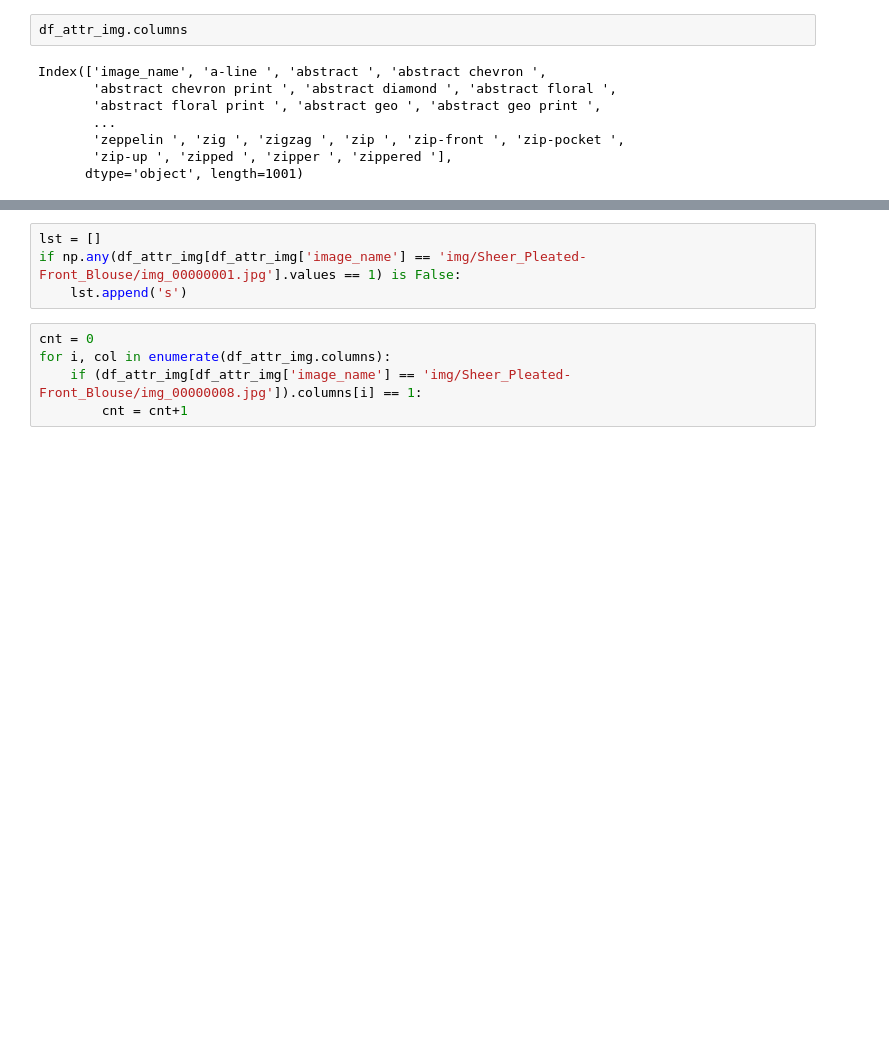
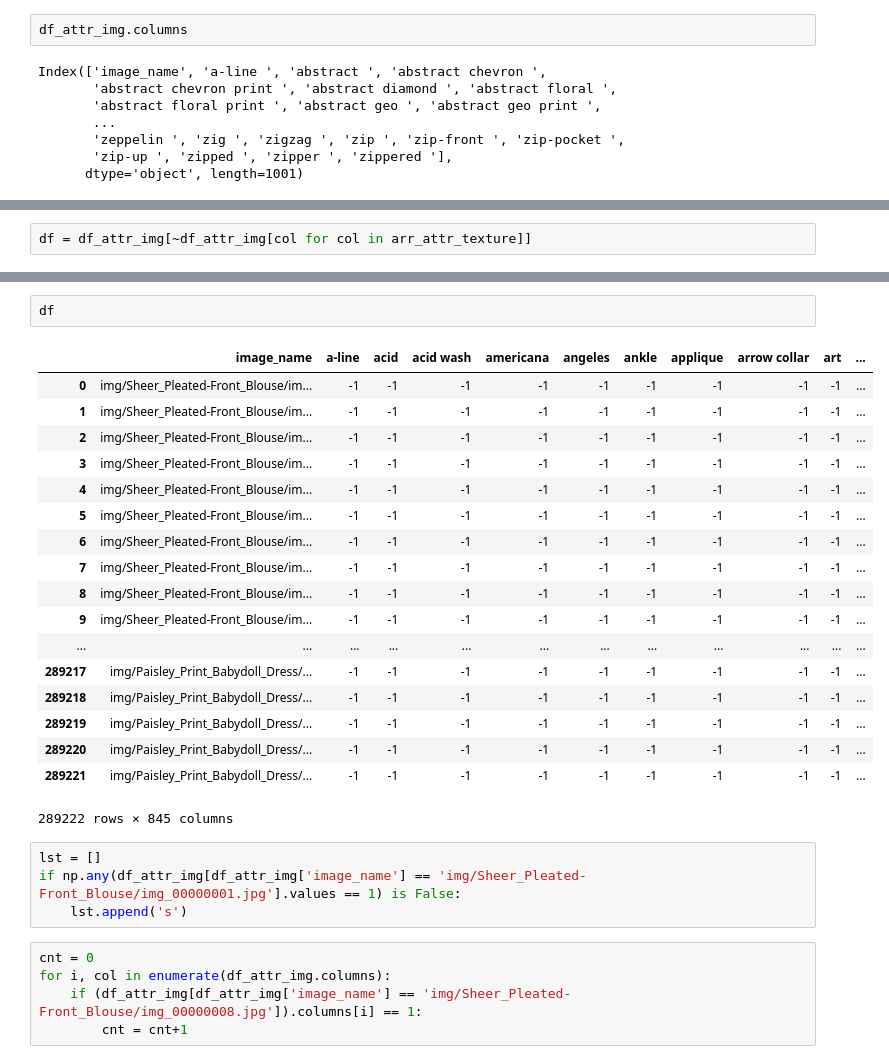
Before and after one commit to starsuzi/deep-fashion, a Jupyter notebook: make_csv.ipynb, the cells around one changed output, grey strips where cells are left out. Saved outputs shown, nothing was run; the diff lists cells and outputs as text; blank space fills up the shorter version.

```diff
--- a/make_csv.ipynb
+++ b/make_csv.ipynb
@@ -222,0 +227,2 @@ Index(['image_name', 'a-line ', 'abstract ', 'abstract chevron ',
+# %%
+df = df_attr_img[~df_attr_img[col for col in arr_attr_texture]]
@@ -223,3 +231,24 @@ Index(['image_name', 'a-line ', 'abstract ', 'abstract chevron ',
+# %%
+df
+# %% [output]
+|  | image_name | a-line | acid | acid wash | americana | angeles | ankle | applique | arrow collar | art | ... |
+| 0 | img/Sheer_Pleated-Front_Blouse/im... | -1 | -1 | -1 | -1 | -1 | -1 | -1 | -1 | -1 | ... |
+| 1 | img/Sheer_Pleated-Front_Blouse/im... | -1 | -1 | -1 | -1 | -1 | -1 | -1 | -1 | -1 | ... |
+| 2 | img/Sheer_Pleated-Front_Blouse/im... | -1 | -1 | -1 | -1 | -1 | -1 | -1 | -1 | -1 | ... |
+| 3 | img/Sheer_Pleated-Front_Blouse/im... | -1 | -1 | -1 | -1 | -1 | -1 | -1 | -1 | -1 | ... |
+| 4 | img/Sheer_Pleated-Front_Blouse/im... | -1 | -1 | -1 | -1 | -1 | -1 | -1 | -1 | -1 | ... |
+| 5 | img/Sheer_Pleated-Front_Blouse/im... | -1 | -1 | -1 | -1 | -1 | -1 | -1 | -1 | -1 | ... |
+| 6 | img/Sheer_Pleated-Front_Blouse/im... | -1 | -1 | -1 | -1 | -1 | -1 | -1 | -1 | -1 | ... |
+| 7 | img/Sheer_Pleated-Front_Blouse/im... | -1 | -1 | -1 | -1 | -1 | -1 | -1 | -1 | -1 | ... |
+| 8 | img/Sheer_Pleated-Front_Blouse/im... | -1 | -1 | -1 | -1 | -1 | -1 | -1 | -1 | -1 | ... |
+| 9 | img/Sheer_Pleated-Front_Blouse/im... | -1 | -1 | -1 | -1 | -1 | -1 | -1 | -1 | -1 | ... |
+| ... | ... | ... | ... | ... | ... | ... | ... | ... | ... | ... | ... |
+| 289217 | img/Paisley_Print_Babydoll_Dress/... | -1 | -1 | -1 | -1 | -1 | -1 | -1 | -1 | -1 | ... |
+| 289218 | img/Paisley_Print_Babydoll_Dress/... | -1 | -1 | -1 | -1 | -1 | -1 | -1 | -1 | -1 | ... |
+| 289219 | img/Paisley_Print_Babydoll_Dress/... | -1 | -1 | -1 | -1 | -1 | -1 | -1 | -1 | -1 | ... |
+| 289220 | img/Paisley_Print_Babydoll_Dress/... | -1 | -1 | -1 | -1 | -1 | -1 | -1 | -1 | -1 | ... |
+| 289221 | img/Paisley_Print_Babydoll_Dress/... | -1 | -1 | -1 | -1 | -1 | -1 | -1 | -1 | -1 | ... |
+289222 rows × 845 columns
 # %%
 lst = []
 if np.any(df_attr_img[df_attr_img['image_name'] == 'img/Sheer_Pleated-Front_Blouse/img_00000001.jpg'].values == 1) is False:
```
Also changed, not shown: parts of 2 cells of this notebook.
